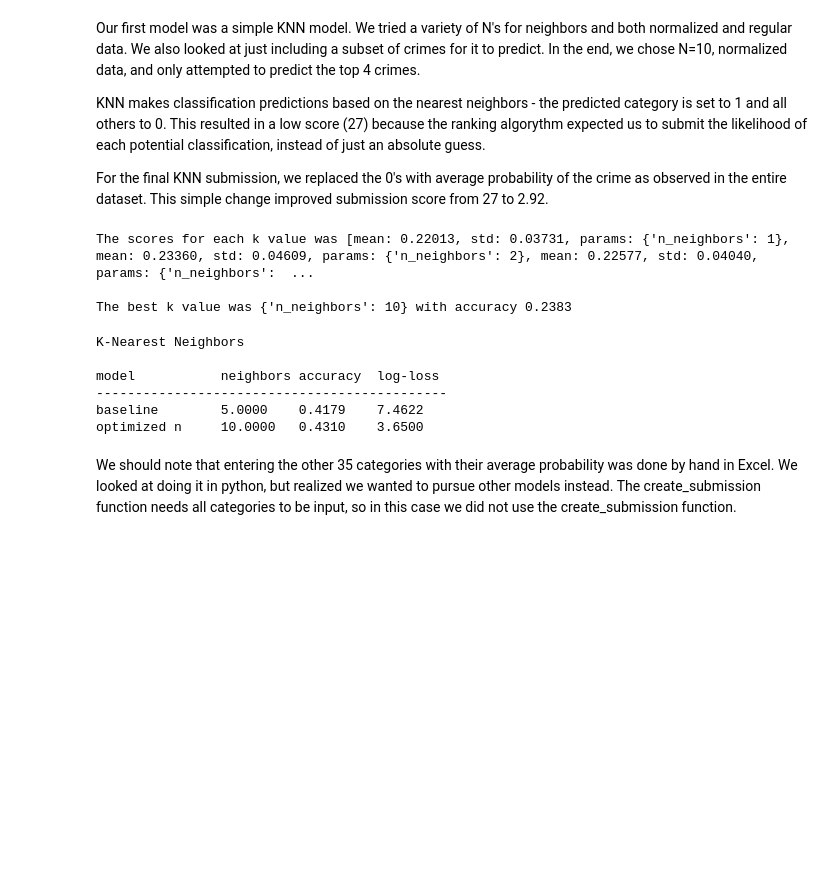
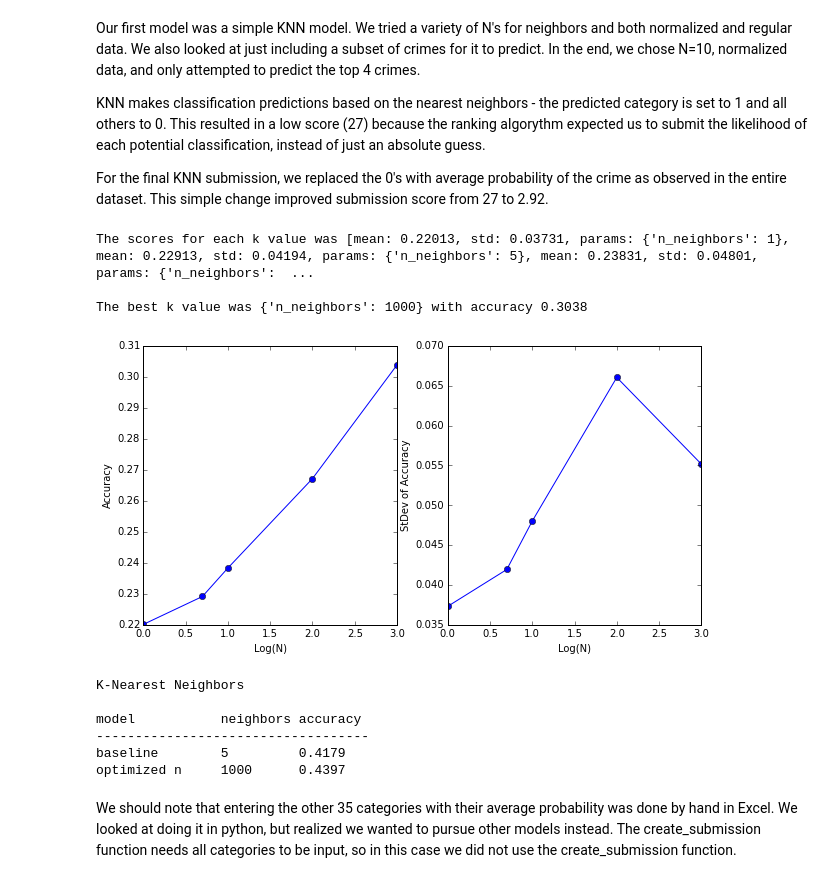
Before and after one commit to christopher-llop/MLearning-Final, a Jupyter notebook: SF Crime Notebook.ipynb, the cells around one changed output. Drawn from its saved outputs; the diff is of its cells as text; code cells hidden in the pictures; blank space fills up the shorter version.

Commit message:
Updated N for KNN to include larger values

```diff
--- a/SF Crime Notebook.ipynb
+++ b/SF Crime Notebook.ipynb
@@ -202,46 +202,60 @@ full_normed = normalize(full_data)
 # %%
 # Use GridSearchCV to find a good number of neighbors.
 
-ks = {'n_neighbors': [1,2,3,4,5,6,7,8,9,10]}
+# ks = {'n_neighbors': [1,2,3,4,5,6,7,8,9,10]}
+ks = {'n_neighbors': [1, 5, 10, 100, 1000]}
 KNNGridSearch = GridSearchCV(KNeighborsClassifier(), ks, scoring='accuracy')
 KNNGridSearch.fit(train_normed, train_labels)
 
 # Report out on the accuracies
-print "The scores for each k value was %s " % (KNNGridSearch.grid_scores_)
-print "\nThe best k value was %s with accuracy %.4f" % (KNNGridSearch.best_params_, KNNGridSearch.best_score_)
+print "The scores for each N value was %s " % (KNNGridSearch.grid_scores_)
+print "\nThe best N value was %s with accuracy %.4f" % (KNNGridSearch.best_params_, KNNGridSearch.best_score_)
 best_n = KNNGridSearch.best_params_['n_neighbors']
 # %% [output]
-The scores for each k value was [mean: 0.22013, std: 0.03731, params: {'n_neighbors': 1}, mean: 0.23360, std: 0.04609, params: {'n_neighbors': 2}, mean: 0.22577, std: 0.04040, params: {'n_neighbors':  ...
+The scores for each k value was [mean: 0.22013, std: 0.03731, params: {'n_neighbors': 1}, mean: 0.22913, std: 0.04194, params: {'n_neighbors': 5}, mean: 0.23831, std: 0.04801, params: {'n_neighbors':  ...
 
-The best k value was {'n_neighbors': 10} with accuracy 0.2383
+The best k value was {'n_neighbors': 1000} with accuracy 0.3038
 # %%
-result_form = "{:<16s}{:<10.4f}{:<10.4f}{:<10.4f}".format
+res = zip(*[(f1m, f1s.std(), p['n_neighbors'])
+            for p, f1m, f1s in KNNGridSearch.grid_scores_])
+
+plt.figure(figsize=(10, 5))
+plt.subplot(1,2,1)
+plt.plot(np.log10(res[2]),res[0],'-o')
+plt.xlabel("Log(N)")
+plt.ylabel("Accuracy")
+plt.subplot(1,2,2)
+plt.plot(np.log10(res[2]),res[1],'-o')
+plt.xlabel("Log(N)")
+plt.ylabel("StDev of Accuracy")
+plt.show()
+
+result_form = "{:<16s}{:<10d}{:<10.4f}".format
 print "K-Nearest Neighbors\n"
-print "{:<16s}{:<10s}{:<10s}{:<10s}".format("model", "neighbors", "accuracy", "log-loss")
-print "---------------------------------------------"
+print "{:<16s}{:<10s}{:<10s}".format("model", "neighbors", "accuracy")
+print "-----------------------------------"
 
 # Now that we've done this, let's run the KNN on the full train, apply to the test, then format.
 KNNmodel = KNeighborsClassifier()
 KNNmodel.fit(train_normed, train_labels)
 base_n = 5
 base_accuracy = KNNmodel.score(dev_normed, dev_labels)
-base_logloss = log_loss(dev_labels, KNNmodel.predict_proba(dev_normed))
-print result_form("baseline", base_n, base_accuracy, base_logloss)
+print result_form("baseline", base_n, base_accuracy)
 
 # Use optimized N
 KNNmodel = KNeighborsClassifier(n_neighbors = best_n)
 KNNmodel.fit(train_normed, train_labels)
 accuracy = KNNmodel.score(dev_normed, dev_labels)
-logloss = log_loss(dev_labels, KNNmodel.predict_proba(dev_normed))
-print result_form("optimized n", best_n, accuracy, logloss)
-test_predict = KNNmodel.predict_proba(test_normed).astype(int)
+print result_form("optimized n", best_n, accuracy)
+# test_predict = KNNmodel.predict_proba(test_normed).astype(int)
 # %% [output]
+[figure, added]
 K-Nearest Neighbors
 
-model           neighbors accuracy  log-loss
----------------------------------------------
-baseline        5.0000    0.4179    7.4622
-optimized n     10.0000   0.4310    3.6500
+model           neighbors accuracy
+-----------------------------------
+baseline        5         0.4179
+optimized n     1000      0.4397
 # %% [markdown]
 We should note that entering the other 35 categories with their average probability was done by hand in Excel. We looked at doing it in python, but realized we wanted to pursue other models instead. The create_submission function needs all categories to be input, so in this case we did not use the create_submission function.
 # %% [markdown]
```
Also changed, not shown: parts of 1 cell of this notebook.
